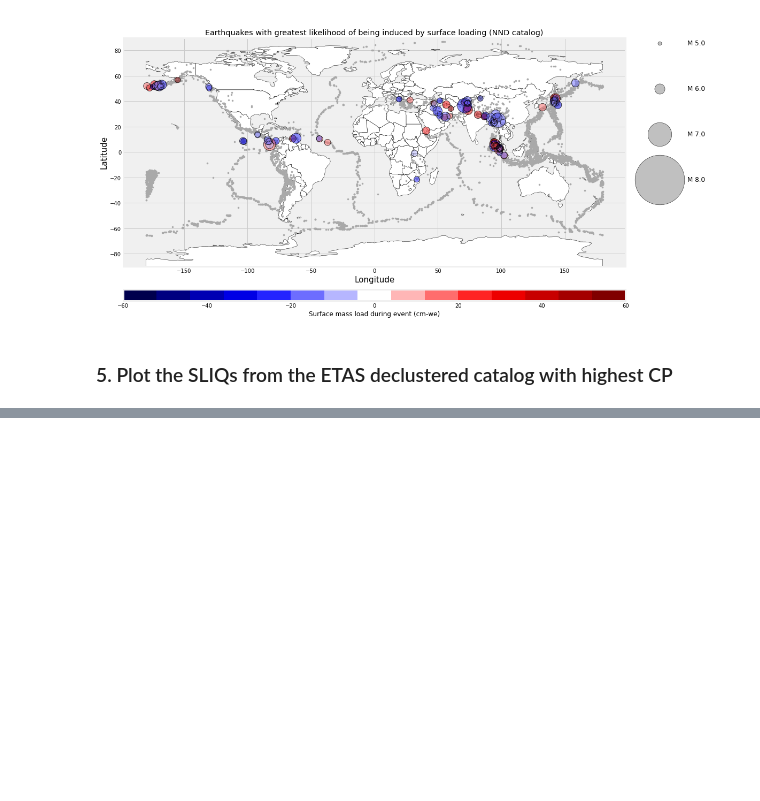
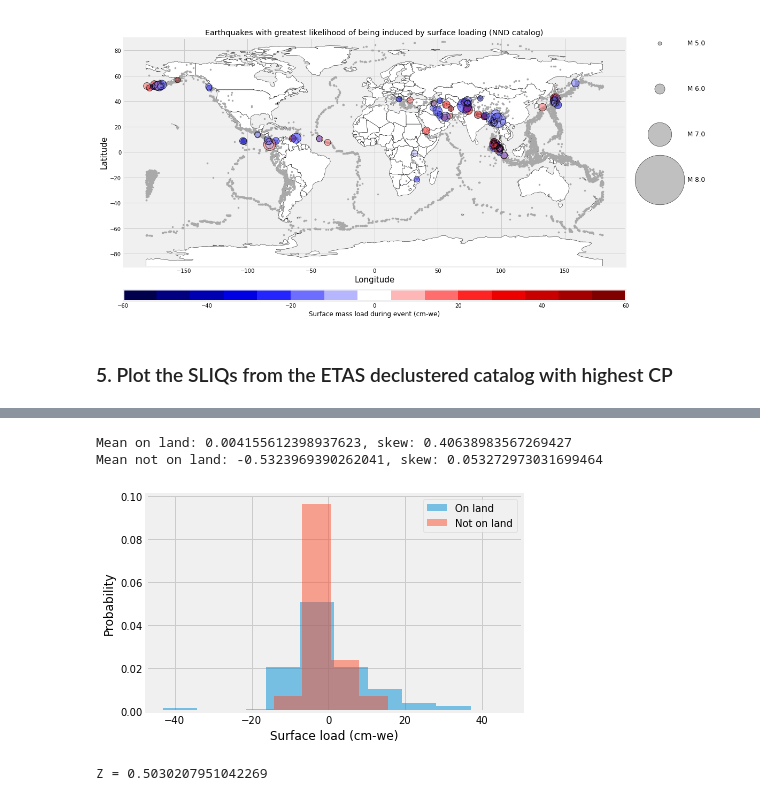
Before and after one commit to amandasyamsul/SLIQ, a Jupyter notebook: figure-3.ipynb, the cells around one changed output, grey strips where cells are left out. Drawn from its saved outputs; the diff is of its cells as text; code cells hidden in the pictures; blank space fills up the shorter version.

```diff
--- a/figure-3.ipynb
+++ b/figure-3.ipynb
@@ -153,0 +168,38 @@ sliq_etas.head(100)
+# %%
+# Check if a point is on land:
+from scipy.stats import skew
+is_on_land = globe.is_land(sliq_etas.latitude, sliq_etas.longitude) & (sliq_etas.cp > 1)
+is_not_on_land = ~globe.is_land(sliq_etas.latitude, sliq_etas.longitude) & (sliq_etas.cp > 1)
+
+dmass = sliq_etas.dmass
+
+plt.hist(dmass[is_on_land],10,density=True,alpha=0.5,label='On land')
+plt.hist(dmass[is_not_on_land],5,density=True,alpha=0.5,label='Not on land')
+plt.xlabel('Surface load (cm-we)')
+plt.ylabel('Probability')
+print(f'Mean on land: {np.mean(dmass[is_on_land])}, skew: {skew(dmass[is_on_land])}')
+print(f'Mean not on land: {np.mean(dmass[is_not_on_land])}, skew: {skew(dmass[is_not_on_land])}')
+# print(f'Mean globa: {np.mean(sliq_etas.dmass)}, skew: {skew(sliq_etas.dmass)}')
+plt.legend()
+plt.show()
+
+# put this in supplemental figure with caption that includes skew, mean, and that the Z-test states that they aren't significantly different.
+# %% [output]
+Mean on land: 0.004155612398937623, skew: 0.40638983567269427
+Mean not on land: -0.5323969390262041, skew: 0.053272973031699464
+[figure, added]
+# %%
+'''
+2-sample Z-test
+'''
+
+mu1 = np.mean(dmass[is_on_land])
+mu2 = np.mean(dmass[is_not_on_land])
+std1 = np.std(dmass[is_on_land])
+std2 = np.std(dmass[is_not_on_land])
+n1 = len(dmass[is_on_land])
+n2 = len(dmass[is_not_on_land])
+
+print(f'Z = {(mu1-mu2)/np.sqrt((std1**2/n1) + (std2**2/n2))}')
+# %% [output]
+Z = 0.5030207951042269
```
Also changed, not shown: parts of 10 cells of this notebook.
